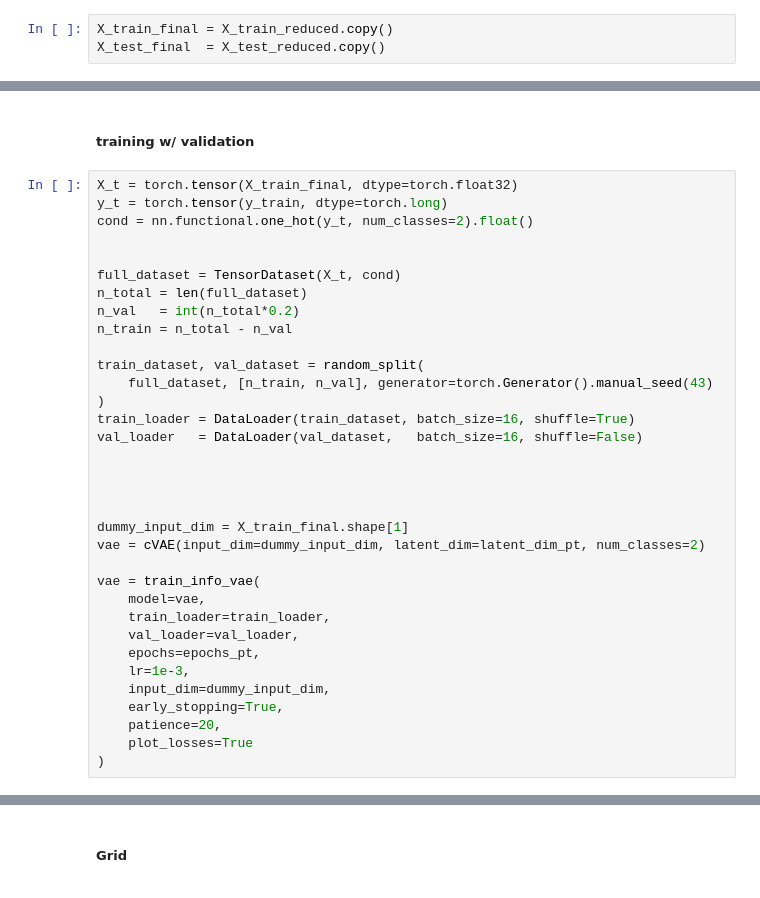
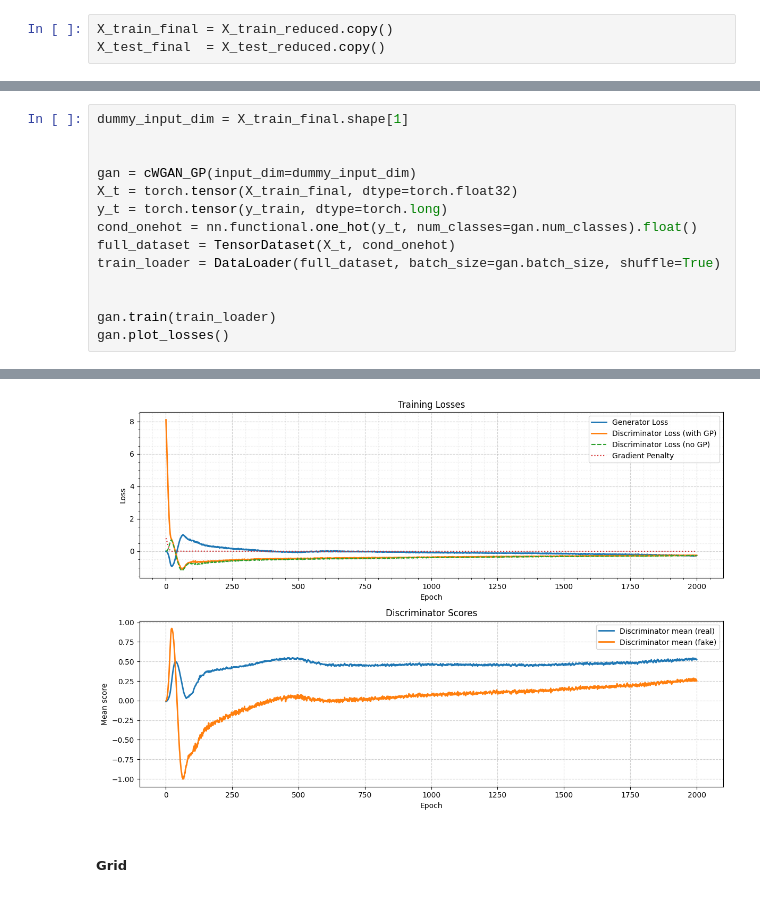
Before and after one commit to well50504/NYCU-thesis, a Jupyter notebook: GAN/DA_BD_MDD.ipynb, the cells around one changed output, grey strips where cells are left out. Cells and saved outputs as stored; diff of their text form.

```diff
--- a/GAN/DA_BD_MDD.ipynb
+++ b/GAN/DA_BD_MDD.ipynb
@@ -698,36 +468,15 @@ vae = train_info_vae(
-# %% [markdown]
-##### training w/ validation
-# %%
-X_t = torch.tensor(X_train_final, dtype=torch.float32)
-y_t = torch.tensor(y_train, dtype=torch.long)
-cond = nn.functional.one_hot(y_t, num_classes=2).float()
-
-
-full_dataset = TensorDataset(X_t, cond)
-n_total = len(full_dataset)
-n_val   = int(n_total*0.2)
-n_train = n_total - n_val
-
-train_dataset, val_dataset = random_split(
-    full_dataset, [n_train, n_val], generator=torch.Generator().manual_seed(43)
-)
-train_loader = DataLoader(train_dataset, batch_size=16, shuffle=True)
-val_loader   = DataLoader(val_dataset,   batch_size=16, shuffle=False)
-
-
-
-
-dummy_input_dim = X_train_final.shape[1]
-vae = cVAE(input_dim=dummy_input_dim, latent_dim=latent_dim_pt, num_classes=2)
-
-vae = train_info_vae(
-    model=vae,
-    train_loader=train_loader,
-    val_loader=val_loader,
-    epochs=epochs_pt,
-    lr=1e-3,
-    input_dim=dummy_input_dim,
-    early_stopping=True,
-    patience=20,
-    plot_losses=True
-)
+# %%
+dummy_input_dim = X_train_final.shape[1]
+
+
+gan = cWGAN_GP(input_dim=dummy_input_dim)
+X_t = torch.tensor(X_train_final, dtype=torch.float32)
+y_t = torch.tensor(y_train, dtype=torch.long)
+cond_onehot = nn.functional.one_hot(y_t, num_classes=gan.num_classes).float()
+full_dataset = TensorDataset(X_t, cond_onehot)
+train_loader = DataLoader(full_dataset, batch_size=gan.batch_size, shuffle=True)
+
+
+gan.train(train_loader)
+gan.plot_losses()
+# %% [output]
@@ -734,3 +500,4 @@ vae = train_info_vae(
+[figure, added]
 # %% [markdown]
 ##### Grid
 # %%
```
Also changed, not shown: parts of 23 cells of this notebook.
